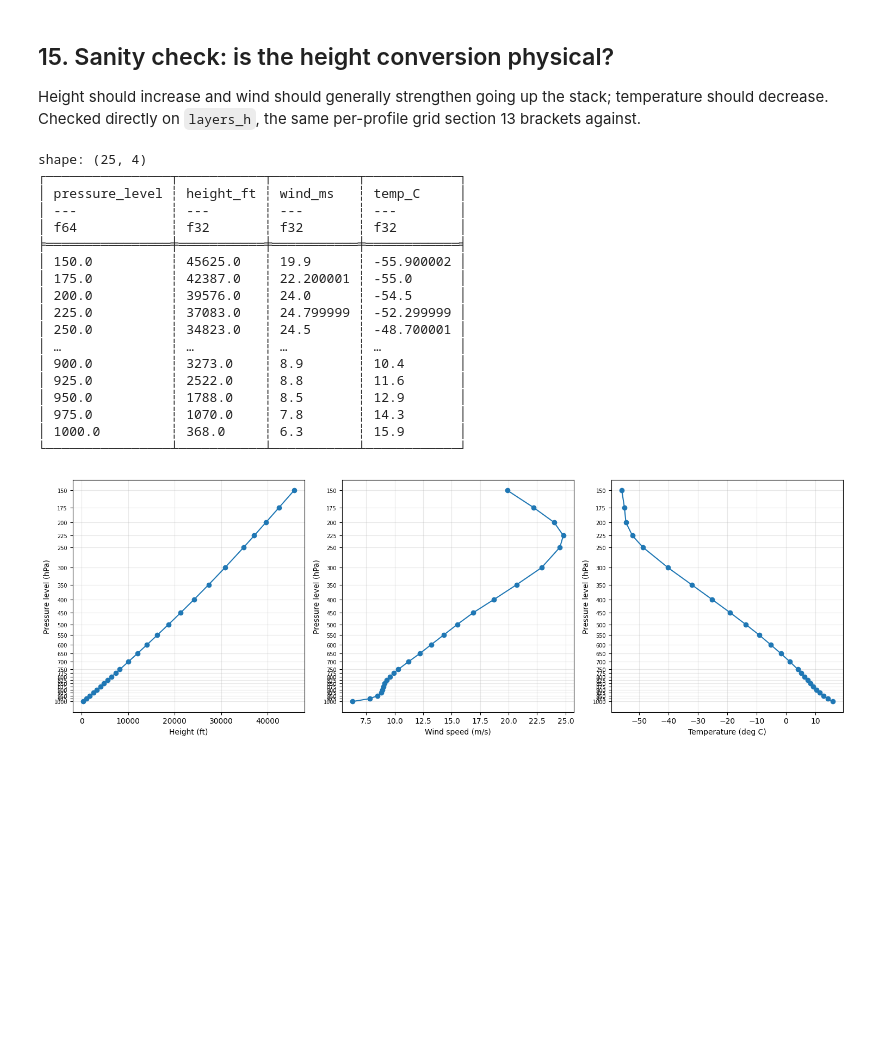
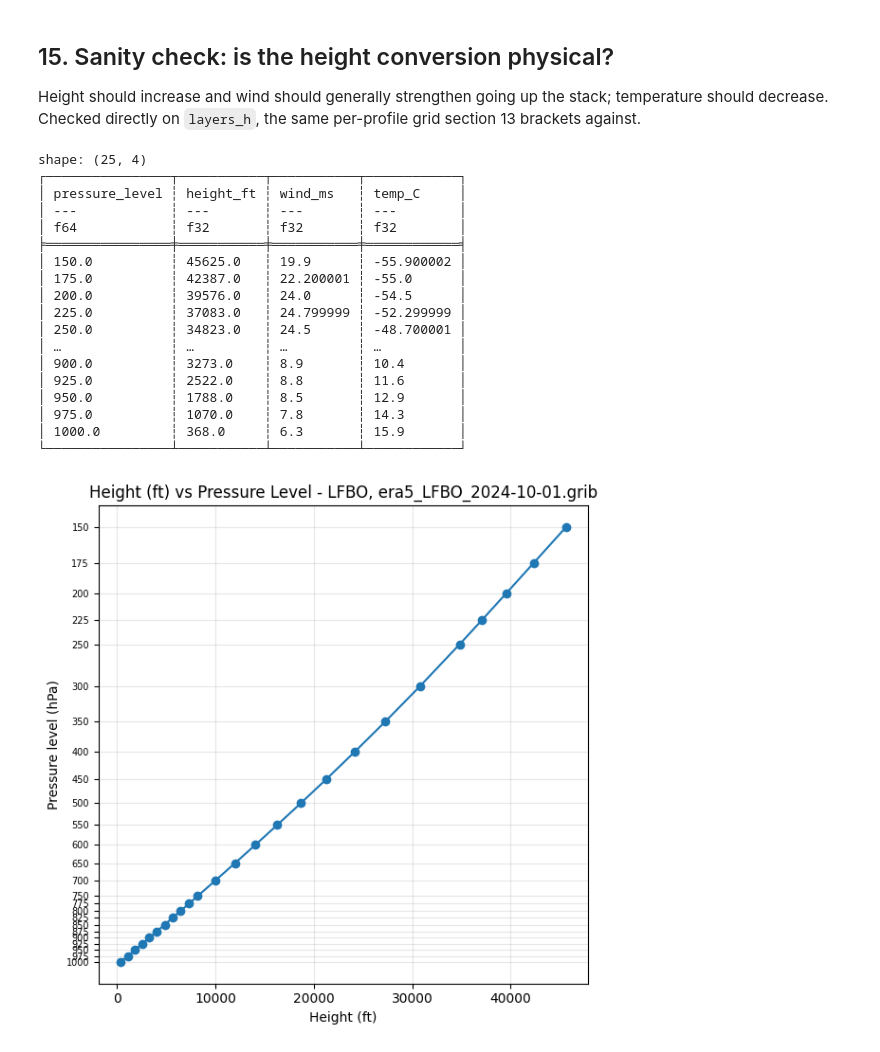
Before and after one commit to tolgaakcay/AircraftTrajectoryPrediction_Thesis, a Jupyter notebook: h3_alt_layer_generation.ipynb, the cells around one changed output. Cells and saved outputs as stored; diff of their text form; code cells hidden in the pictures; blank space fills up the shorter version.

```diff
--- a/h3_alt_layer_generation.ipynb
+++ b/h3_alt_layer_generation.ipynb
@@ -36,7 +36,7 @@ WEATHER_DIR = PROJECT_ROOT / "src" / "data" / "weather" #Weather Directory to ob
 
 AIRPORT = "LFBO"
 START = "2024-10-1"
-END = "2024-10-15"
+END = "2024-11-6"
 
 H3_RESOLUTION = 5
 GRID_STEP_DEG = 0.25
@@ -120,8 +120,7 @@ def list_weather_files_by_day(weather_dir, airport):
 
 
 def resolve_weather_file(files_by_day, day, prefer=("grib", "nc")):
-    """Prefer .grib (the format future downloads use); fall back to .nc for
-    any day that doesn't have a .grib file yet."""
+    #Prefer .grib over .nc
     exts = files_by_day.get(day)
     if not exts:
         return None
@@ -131,9 +130,6 @@ def resolve_weather_file(files_by_day, day, prefer=("grib", "nc")):
     return None
 
 def days_in_range(start, end):
-    """Half-open [start, end): matches download_weather.py's START_DATE/END_DATE
-    convention, where END is the day *after* the last day you want (e.g.
-    START="2024-10-1", END="2024-10-2" means exactly one day, Oct 1)."""
     start_date = datetime.strptime(start, "%Y-%m-%d")
     end_date = datetime.strptime(end, "%Y-%m-%d")
     num_days = (end_date - start_date).days
@@ -564,11 +581,10 @@ plt.show()
 # %%
-# Figure for Winner Coverage Distribution
 fig, ax = plt.subplots(figsize=(8, 6))
 ax.hist(w, bins=50, color="seagreen", edgecolor="white")
 ax.axvline(w.mean(), color="crimson", linestyle="--", label=f"mean {w.mean():.1f}%")
 ax.set_xlabel("Winner Coverage (% of H3 cell area)")
 ax.set_ylabel("Number of H3 cells")
-ax.set_title("Winner Coverage Distribution")
+ax.set_title(f"Winner Coverage Distribution - {AIRPORT}, {n_cells_mapped:,} cells")  #Change to OG Code - same as above
 ax.legend()
 ax.grid(alpha=0.2)
 plt.tight_layout()
@@ -916,37 +932,41 @@ chk = (layers_h
        .sort("pressure_level"))
 print(chk)
 
-fig, axes = plt.subplots(1, 3, figsize=(15, 5))
+#Change to OG Code - split into three separate figures instead of a subplot grid (one graph per
+#figure), and titled with the actual reference day/file instead of no title at all, so it's visible
+#which loaded dataset each plot reflects
+reference_label = f"{AIRPORT}, {weather_for_day[requested_days[0]].name}"
 lv = chk["pressure_level"].to_numpy()
-for ax, col, lab in zip(axes, ["height_ft", "wind_ms", "temp_C"],
-                        ["Height (ft)", "Wind speed (m/s)", "Temperature (deg C)"]):
+for col, lab in [("height_ft", "Height (ft)"), ("wind_ms", "Wind speed (m/s)"), ("temp_C", "Temperature (deg C)")]:
+    fig, ax = plt.subplots(figsize=(6, 6))
     ax.plot(chk[col].to_numpy(), lv, "o-")
     ax.invert_yaxis()
     ax.set_yscale("log")
     ax.set_yticks(lv)
     ax.set_yticklabels([f"{int(p)}" for p in lv], fontsize=7)
     ax.set_xlabel(lab)
     ax.set_ylabel("Pressure level (hPa)")
+    ax.set_title(f"{lab} vs Pressure Level - {reference_label}")
     ax.grid(alpha=0.3)
-plt.tight_layout()
-plt.show()
+    plt.tight_layout()
+    plt.show()
 # %% [output]
 shape: (25, 4)
 ┌────────────────┬───────────┬───────────┬────────────┐
 │ pressure_level ┆ height_ft ┆ wind_ms   ┆ temp_C     │
 │ ---            ┆ ---       ┆ ---       ┆ ---        │
 │ f64            ┆ f32       ┆ f32       ┆ f32        │
 ╞════════════════╪═══════════╪═══════════╪════════════╡
 │ 150.0          ┆ 45625.0   ┆ 19.9      ┆ -55.900002 │
 │ 175.0          ┆ 42387.0   ┆ 22.200001 ┆ -55.0      │
 │ 200.0          ┆ 39576.0   ┆ 24.0      ┆ -54.5      │
 │ 225.0          ┆ 37083.0   ┆ 24.799999 ┆ -52.299999 │
 │ 250.0          ┆ 34823.0   ┆ 24.5      ┆ -48.700001 │
 │ …              ┆ …         ┆ …         ┆ …          │
 │ 900.0          ┆ 3273.0    ┆ 8.9       ┆ 10.4       │
 │ 925.0          ┆ 2522.0    ┆ 8.8       ┆ 11.6       │
 │ 950.0          ┆ 1788.0    ┆ 8.5       ┆ 12.9       │
 │ 975.0          ┆ 1070.0    ┆ 7.8       ┆ 14.3       │
 │ 1000.0         ┆ 368.0     ┆ 6.3       ┆ 15.9       │
 └────────────────┴───────────┴───────────┴────────────┘
-[figure, old version]
+[figure, new version]
```
Also changed, not shown: parts of 10 cells of this notebook, 4 other files.
